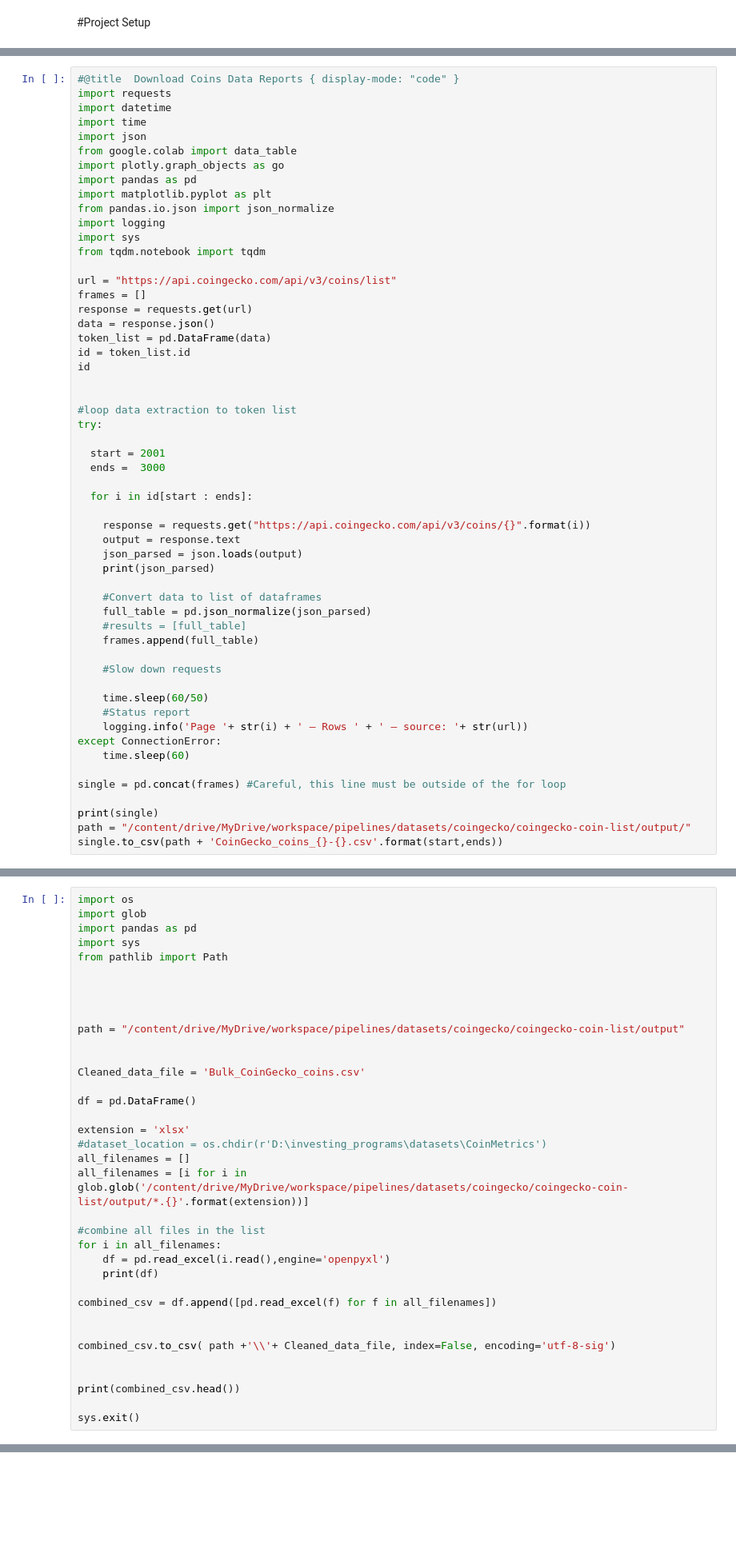
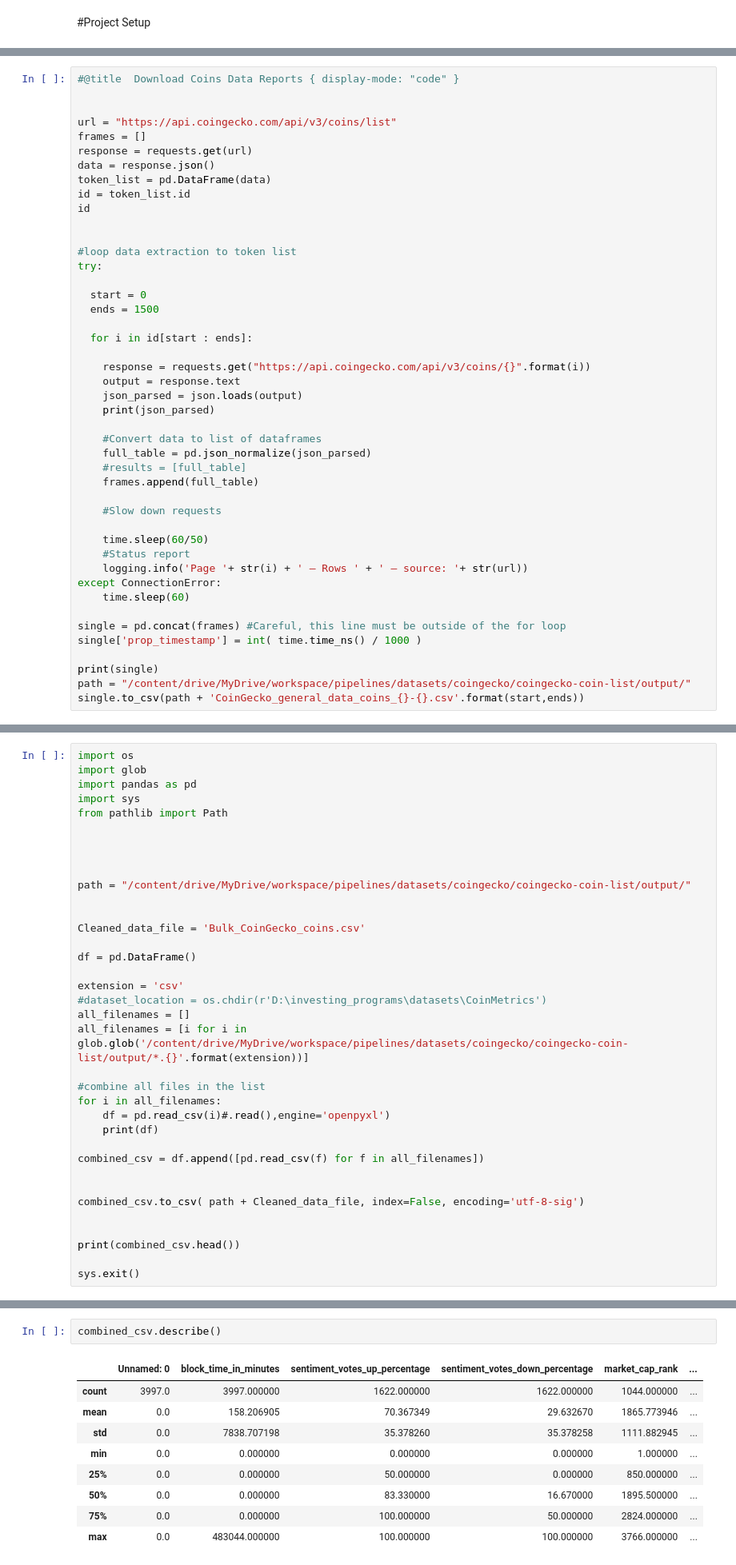
Before and after one commit to custom-hyper/CoinGeckoAPI, a Jupyter notebook: CoinGecko_API.ipynb, the cells around one changed output, grey strips where cells are left out. Shown: that part at 80% size. Cells and saved outputs as stored; diff of their text form; blank space fills up the shorter version.

```diff
--- a/CoinGecko_API.ipynb
+++ b/CoinGecko_API.ipynb
@@ -158,18 +184,7 @@ if __name__ == "__main__":
 # CoinGecko API Extraction
 # %%
 #@title  Download Coins Data Reports { display-mode: "code" }
-import requests
-import datetime
-import time
-import json
-from google.colab import data_table
-import plotly.graph_objects as go
-import pandas as pd
-import matplotlib.pyplot as plt
-from pandas.io.json import json_normalize
-import logging
-import sys
-from tqdm.notebook import tqdm
+
 
 url = "https://api.coingecko.com/api/v3/coins/list"
 frames = []
@@ -183,8 +198,8 @@ id
 #loop data extraction to token list
 try:
 
-  start = 2001
-  ends =  3000
+  start = 0
+  ends = 1500
 
   for i in id[start : ends]:
 
@@ -207,8 +222,9 @@ except ConnectionError:
     time.sleep(60)
 
 single = pd.concat(frames) #Careful, this line must be outside of the for loop
+single['prop_timestamp'] = int( time.time_ns() / 1000 )
 
 print(single)
 path = "/content/drive/MyDrive/workspace/pipelines/datasets/coingecko/coingecko-coin-list/output/"
-single.to_csv(path + 'CoinGecko_coins_{}-{}.csv'.format(start,ends))
+single.to_csv(path + 'CoinGecko_general_data_coins_{}-{}.csv'.format(start,ends))
 # %% [output]
@@ -230,27 +283,27 @@ from pathlib import Path
 
 
 
-path = "/content/drive/MyDrive/workspace/pipelines/datasets/coingecko/coingecko-coin-list/output"
+path = "/content/drive/MyDrive/workspace/pipelines/datasets/coingecko/coingecko-coin-list/output/"
 
 
 Cleaned_data_file = 'Bulk_CoinGecko_coins.csv'
 
 df = pd.DataFrame()
 
-extension = 'xlsx'
+extension = 'csv'
 #dataset_location = os.chdir(r'D:\investing_programs\datasets\CoinMetrics')
 all_filenames = []
 all_filenames = [i for i in glob.glob('/content/drive/MyDrive/workspace/pipelines/datasets/coingecko/coingecko-coin-list/output/*.{}'.format(extension))]
 
 #combine all files in the list
 for i in all_filenames:
-    df = pd.read_excel(i.read(),engine='openpyxl')
+    df = pd.read_csv(i)#.read(),engine='openpyxl')
     print(df)
 
-combined_csv = df.append([pd.read_excel(f) for f in all_filenames])
+combined_csv = df.append([pd.read_csv(f) for f in all_filenames])
 
 
-combined_csv.to_csv( path +'\\'+ Cleaned_data_file, index=False, encoding='utf-8-sig')
+combined_csv.to_csv( path + Cleaned_data_file, index=False, encoding='utf-8-sig')
 
 
 print(combined_csv.head())
@@ -258,0 +382,12 @@ sys.exit()
+# %%
+combined_csv.describe()
+# %% [output]
+|  | Unnamed: 0 | block_time_in_minutes | sentiment_votes_up_percentage | sentiment_votes_down_percentage | market_cap_rank | ... |
+| count | 3997.0 | 3997.000000 | 1622.000000 | 1622.000000 | 1044.000000 | ... |
+| mean | 0.0 | 158.206905 | 70.367349 | 29.632670 | 1865.773946 | ... |
+| std | 0.0 | 7838.707198 | 35.378260 | 35.378258 | 1111.882945 | ... |
+| min | 0.0 | 0.000000 | 0.000000 | 0.000000 | 1.000000 | ... |
+| 25% | 0.0 | 0.000000 | 50.000000 | 0.000000 | 850.000000 | ... |
+| 50% | 0.0 | 0.000000 | 83.330000 | 16.670000 | 1895.500000 | ... |
+| 75% | 0.0 | 0.000000 | 100.000000 | 50.000000 | 2824.000000 | ... |
+| max | 0.0 | 483044.000000 | 100.000000 | 100.000000 | 3766.000000 | ... |
```
Also changed, not shown: parts of 18 cells of this notebook.
